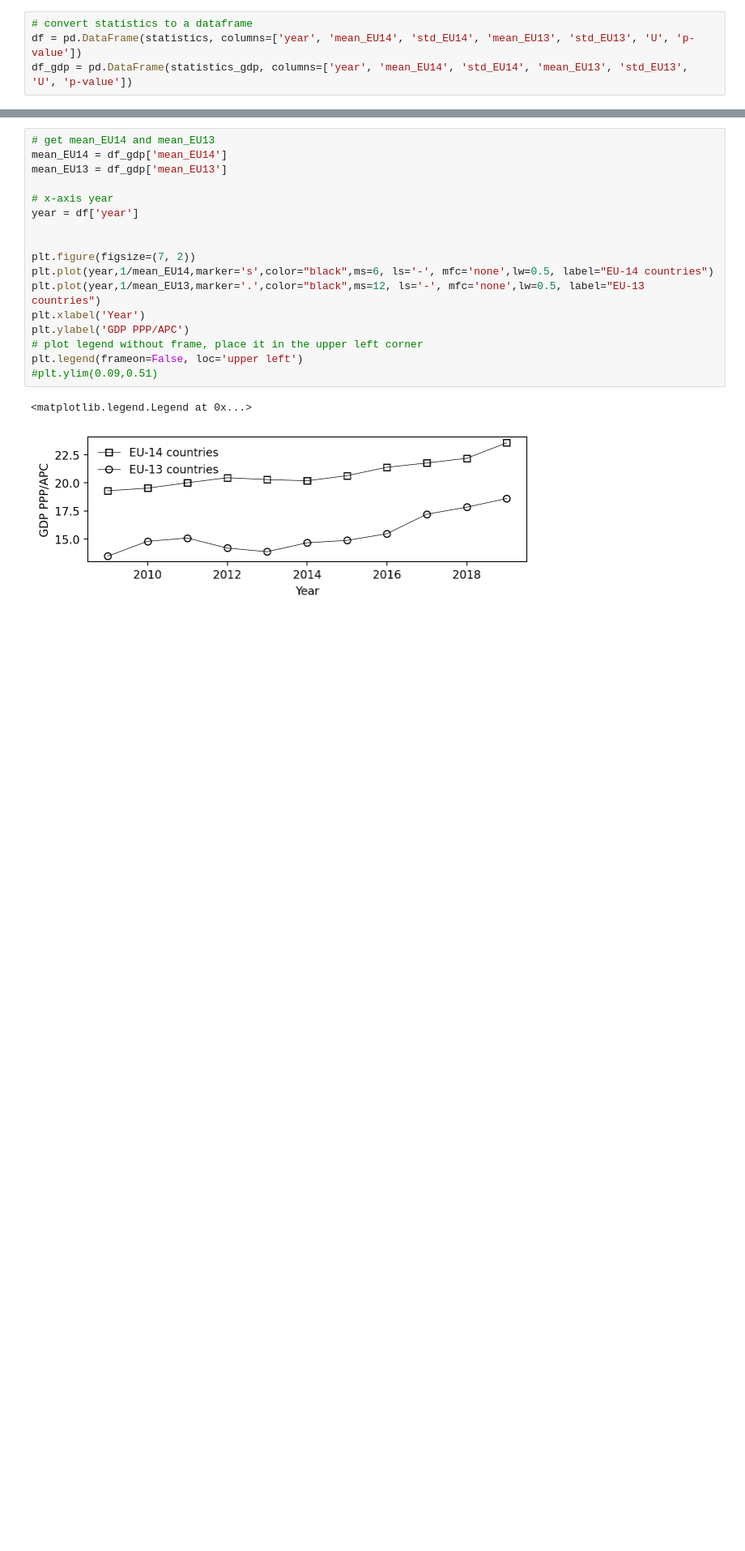
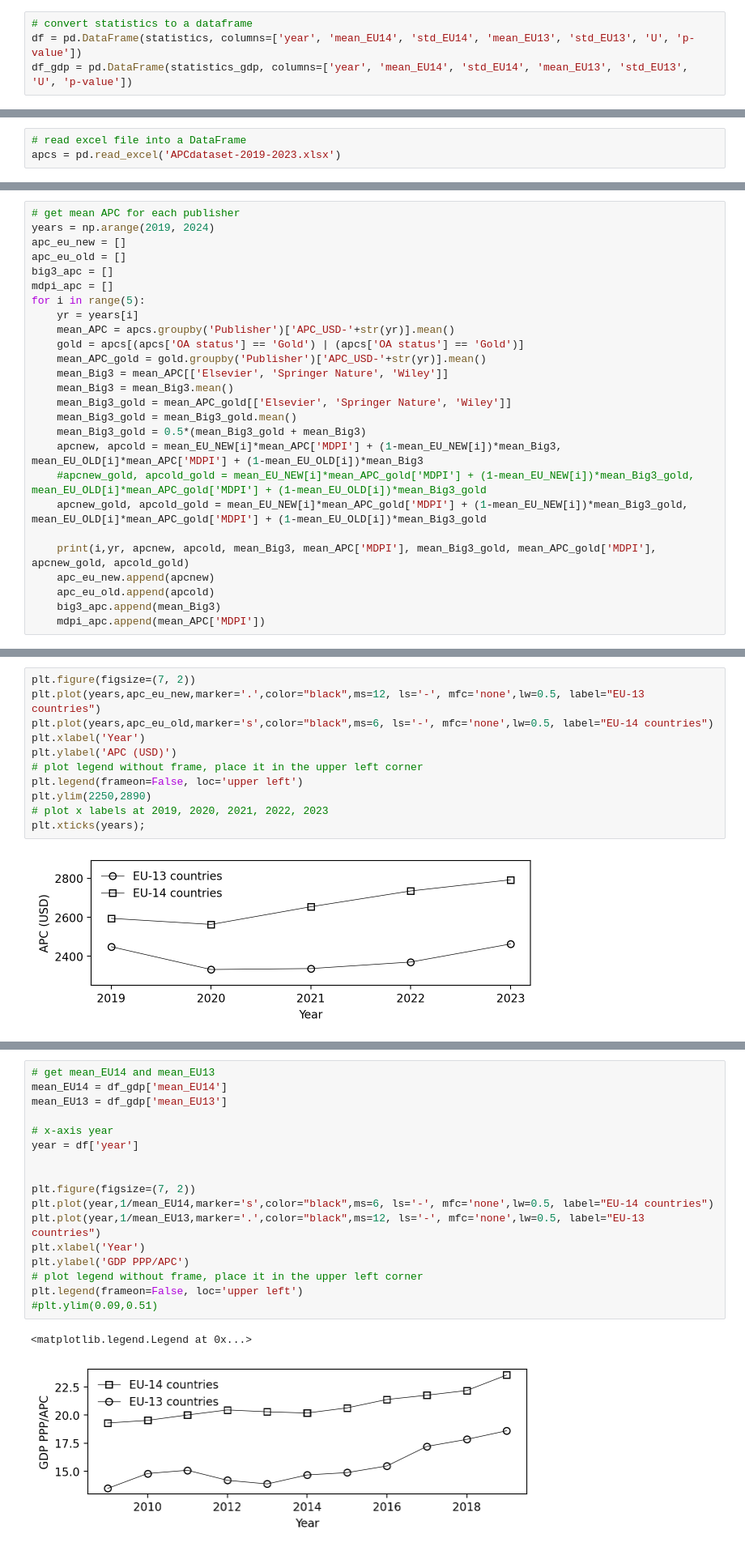
Before and after one commit to deankorosak/two-cultures, a Jupyter notebook: code/apc-gdp-ppp.ipynb, the cells around one changed output, grey strips where cells are left out. Shown at 81% size. Drawn from its saved outputs; the diff is of its cells as text; blank space fills up the shorter version.

```diff
--- a/code/apc-gdp-ppp.ipynb
+++ b/code/apc-gdp-ppp.ipynb
@@ -142,0 +160,3 @@ plt.legend(frameon=False, loc='upper left')
+# %%
+# read excel file into a DataFrame
+apcs = pd.read_excel('APCdataset-2019-2023.xlsx')
@@ -142,0 +166,26 @@ plt.legend(frameon=False, loc='upper left')
+# %%
+# get mean APC for each publisher
+years = np.arange(2019, 2024)
+apc_eu_new = []
+apc_eu_old = []
+big3_apc = []
+mdpi_apc = []
+for i in range(5):
+    yr = years[i]
+    mean_APC = apcs.groupby('Publisher')['APC_USD-'+str(yr)].mean()
+    gold = apcs[(apcs['OA status'] == 'Gold') | (apcs['OA status'] == 'Gold')]
+    mean_APC_gold = gold.groupby('Publisher')['APC_USD-'+str(yr)].mean()
+    mean_Big3 = mean_APC[['Elsevier', 'Springer Nature', 'Wiley']]
+    mean_Big3 = mean_Big3.mean()
+    mean_Big3_gold = mean_APC_gold[['Elsevier', 'Springer Nature', 'Wiley']]
+    mean_Big3_gold = mean_Big3_gold.mean()
+    mean_Big3_gold = 0.5*(mean_Big3_gold + mean_Big3)
+    apcnew, apcold = mean_EU_NEW[i]*mean_APC['MDPI'] + (1-mean_EU_NEW[i])*mean_Big3, mean_EU_OLD[i]*mean_APC['MDPI'] + (1-mean_EU_OLD[i])*mean_Big3
+    #apcnew_gold, apcold_gold = mean_EU_NEW[i]*mean_APC_gold['MDPI'] + (1-mean_EU_NEW[i])*mean_Big3_gold, mean_EU_OLD[i]*mean_APC_gold['MDPI'] + (1-mean_EU_OLD[i])*mean_Big3_gold
+    apcnew_gold, apcold_gold = mean_EU_NEW[i]*mean_APC_gold['MDPI'] + (1-mean_EU_NEW[i])*mean_Big3_gold, mean_EU_OLD[i]*mean_APC_gold['MDPI'] + (1-mean_EU_OLD[i])*mean_Big3_gold
+
+    print(i,yr, apcnew, apcold, mean_Big3, mean_APC['MDPI'], mean_Big3_gold, mean_APC_gold['MDPI'], apcnew_gold, apcold_gold)
+    apc_eu_new.append(apcnew)
+    apc_eu_old.append(apcold)
+    big3_apc.append(mean_Big3)
+    mdpi_apc.append(mean_APC['MDPI'])
@@ -142,0 +212,13 @@ plt.legend(frameon=False, loc='upper left')
+# %%
+plt.figure(figsize=(7, 2))
+plt.plot(years,apc_eu_new,marker='.',color="black",ms=12, ls='-', mfc='none',lw=0.5, label="EU-13 countries")
+plt.plot(years,apc_eu_old,marker='s',color="black",ms=6, ls='-', mfc='none',lw=0.5, label="EU-14 countries")
+plt.xlabel('Year')
+plt.ylabel('APC (USD)')
+# plot legend without frame, place it in the upper left corner
+plt.legend(frameon=False, loc='upper left')
+plt.ylim(2250,2890)
+# plot x labels at 2019, 2020, 2021, 2022, 2023
+plt.xticks(years);
+# %% [output]
+[figure, added]
```
Also changed, not shown: parts of 17 cells of this notebook, 19 other files.
